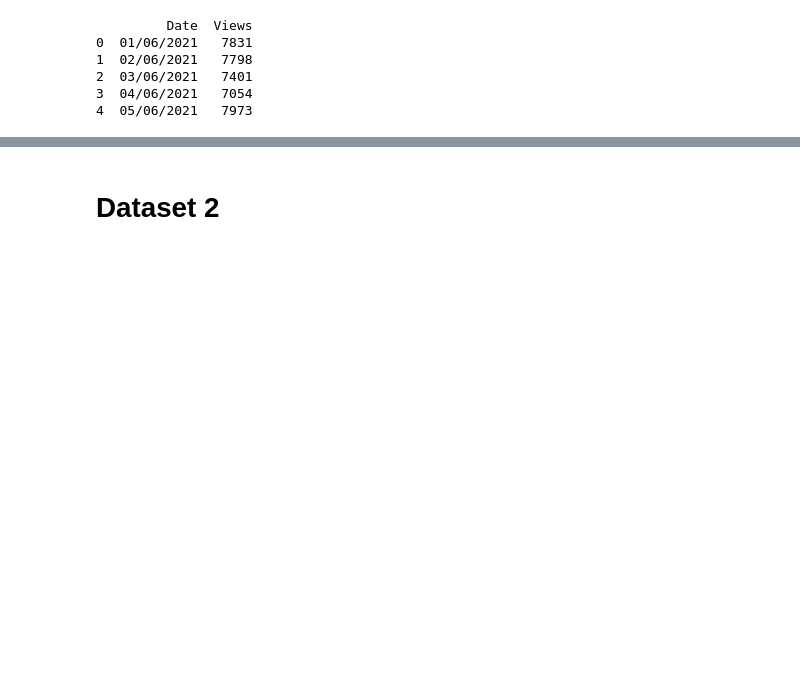
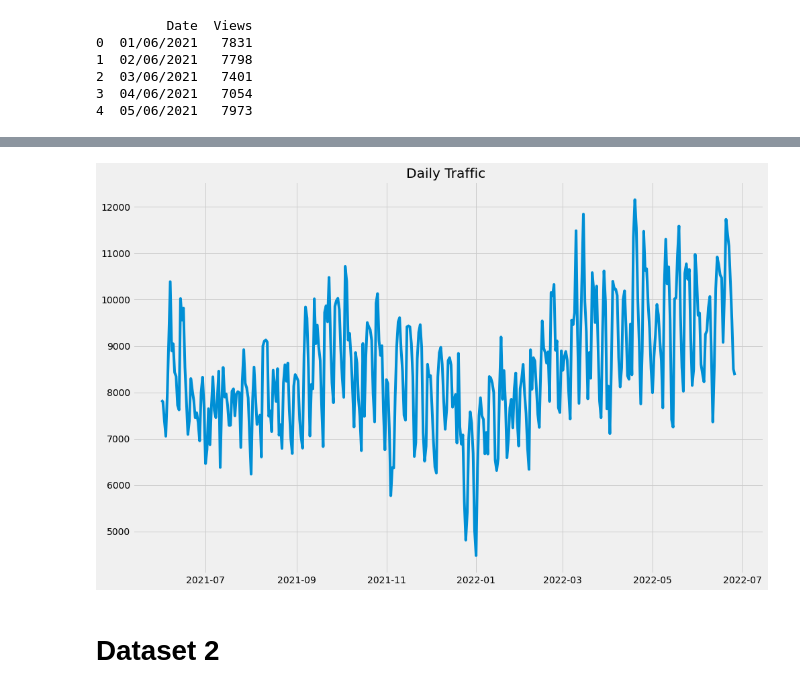
Before and after one commit to prathyuma-08/Website-Traffic-Forecasting, a Jupyter notebook: Website_traffic_forecasting.ipynb, the cells around one changed output, grey strips where cells are left out. Cells and saved outputs as stored; diff of their text form; code cells hidden in the pictures; blank space fills up the shorter version.

```diff
--- a/Website_traffic_forecasting.ipynb
+++ b/Website_traffic_forecasting.ipynb
@@ -26,0 +39,4 @@ print(df.head())
+# %%
+#Convert the date column into datetime data type
+df["Date"] = pd.to_datetime(df["Date"],format="%d/%m/%Y")
+print(df.info())
@@ -27,3 +54,12 @@ print(df.head())
+# %%
+#Plotting the daily traffic
+plt.style.use('fivethirtyeight')
+plt.figure(figsize=(15,10))
+plt.plot(df["Date"], df["Views"])
+plt.title("Daily Traffic ")
+plt.show()
+# %% [output]
+[figure, added]
 # %% [markdown]
 # Dataset 2
 # %%
```
Also changed, not shown: parts of 2 cells of this notebook.
